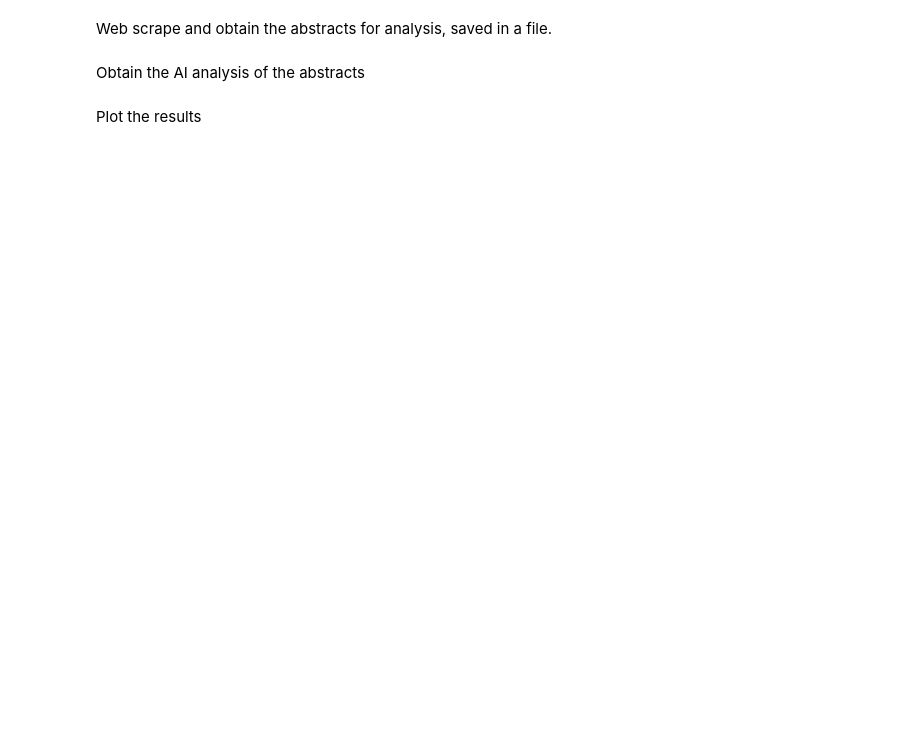
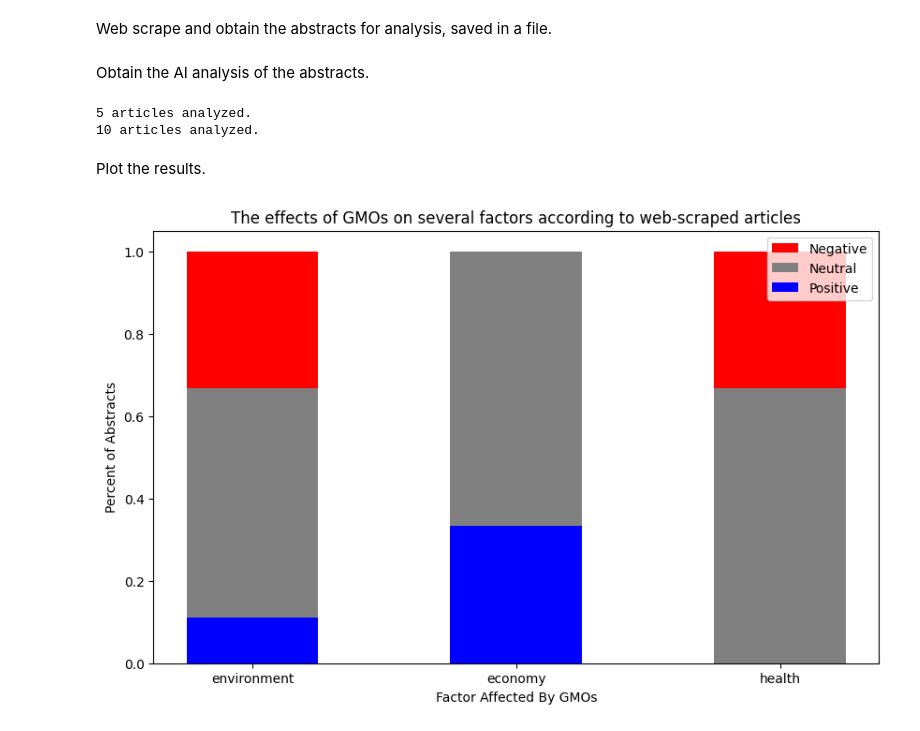
Before and after one commit to vivaansinghvi07/gmo-scientific-consensus, a Jupyter notebook: main.ipynb, the cells around one changed output. Drawn from its saved outputs; the diff is of its cells as text; code cells hidden in the pictures; blank space fills up the shorter version.

```diff
--- a/main.ipynb
+++ b/main.ipynb
@@ -56,7 +56,7 @@ with open("abstracts.txt", "w") as f:
     f.writelines(abstracts)
     smooth_print("Successfully saved abstracts.")
 # %% [markdown]
-Obtain the AI analysis of the abstracts
+Obtain the AI analysis of the abstracts.
 # %%
 def analyze_abstract(abstract):
 
@@ -93,56 +93,60 @@ with Ellipsis("Analyzing") as loader:
     for index, abstract in enumerate(abstracts, start=1):
         if not index % 5:
             loader.print_above(f"{index} articles analyzed.")
-        if not index % 10:
-            break
         response = analyze_abstract(abstract)
         for topic, effect in response.items():
             if effect == None:
                 continue
             data[topic].append(effect)
+# %% [output]
+5 articles analyzed.
+10 articles analyzed.
 # %% [markdown]
-Plot the results
+Plot the results.
 # %%
 env_cnt = len(data["environment"])
-env_good = data["environment"].count('G') / env_cnt
-env_bad = data["environment"].count('B') / env_cnt
+env_good = data["environment"].count('g') / env_cnt
+env_bad = data["environment"].count('b') / env_cnt
 env_mid = 1 - env_good - env_bad
 
 econ_cnt = len(data["economy"])
-econ_good = data["economy"].count('G') / econ_cnt
-econ_bad = data["economy"].count('B') / econ_cnt
+econ_good = data["economy"].count('g') / econ_cnt
+econ_bad = data["economy"].count('b') / econ_cnt
 econ_mid = 1 - econ_good - econ_bad
 
 health_cnt = len(data["health"])
-health_good = data["health"].count('G') / health_cnt
-health_bad = data["health"].count('B') / health_cnt
+health_good = data["health"].count('g') / health_cnt
+health_bad = data["health"].count('b') / health_cnt
 health_mid = 1 - health_good - health_bad
 
 # plot graphs
 stat_count = 3  # health, econ, env
 x_size, y_size = 10, 6
 fig = plt.figure(figsize=(x_size, y_size))
 bar_width = x_size / stat_count / 2
 
 # determines x-axis
 x_axis = np.arange(0, x_size, x_size / stat_count)
 
 # for stacking
 goods = [env_good, econ_good, health_good]
 mids = [env_good+env_mid, econ_good+econ_mid, health_good+health_mid]
 bads = [1, 1, 1]
 
 # plots bars
 plt.bar(x_axis, bads, bar_width, color="red", label="Negative")
 plt.bar(x_axis, mids, bar_width, color="gray", label="Neutral")
 plt.bar(x_axis, goods, bar_width, color="blue", label="Positive")
 
 # labels
 plt.xticks(x_axis, data.keys(), fontsize=10)
-plt.xlabel("Factor")
+plt.xlabel("Factor Affected By GMOs")
 plt.ylabel("Percent of Abstracts")
-plt.title(f"The Effects of GMOs on several factors according to web-scraped articles.")
+plt.title(f"The effects of GMOs on several factors according to web-scraped articles")
 
 # shows figure
 plt.legend(loc="best")
 plt.savefig(f"result.png")
+plt.show()
+# %% [output]
+[figure, added]
```
